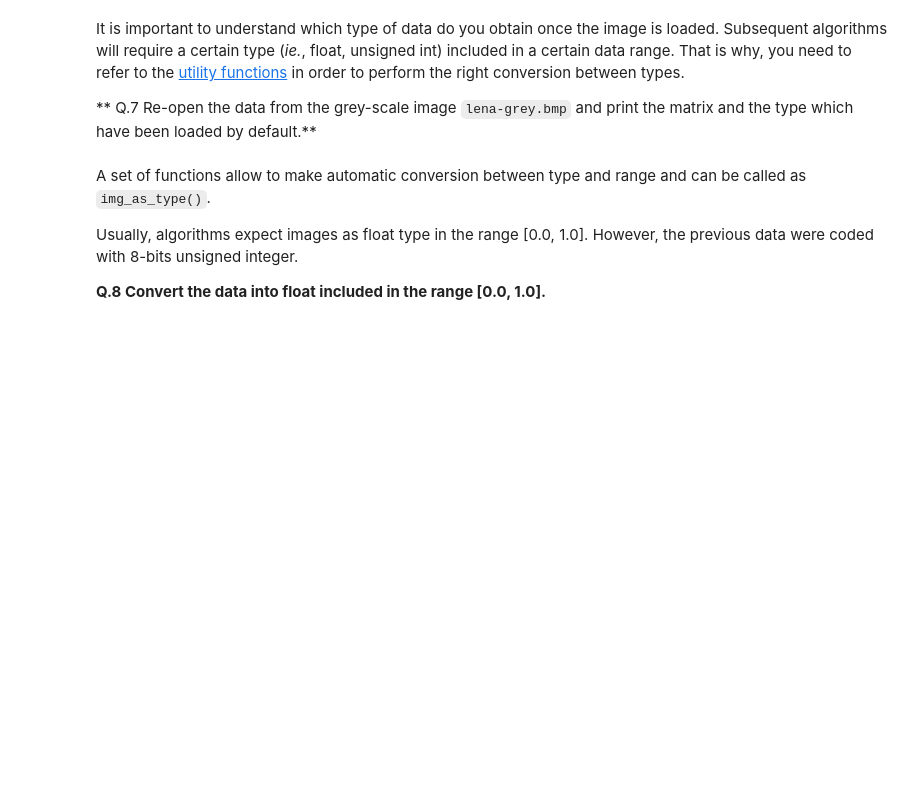
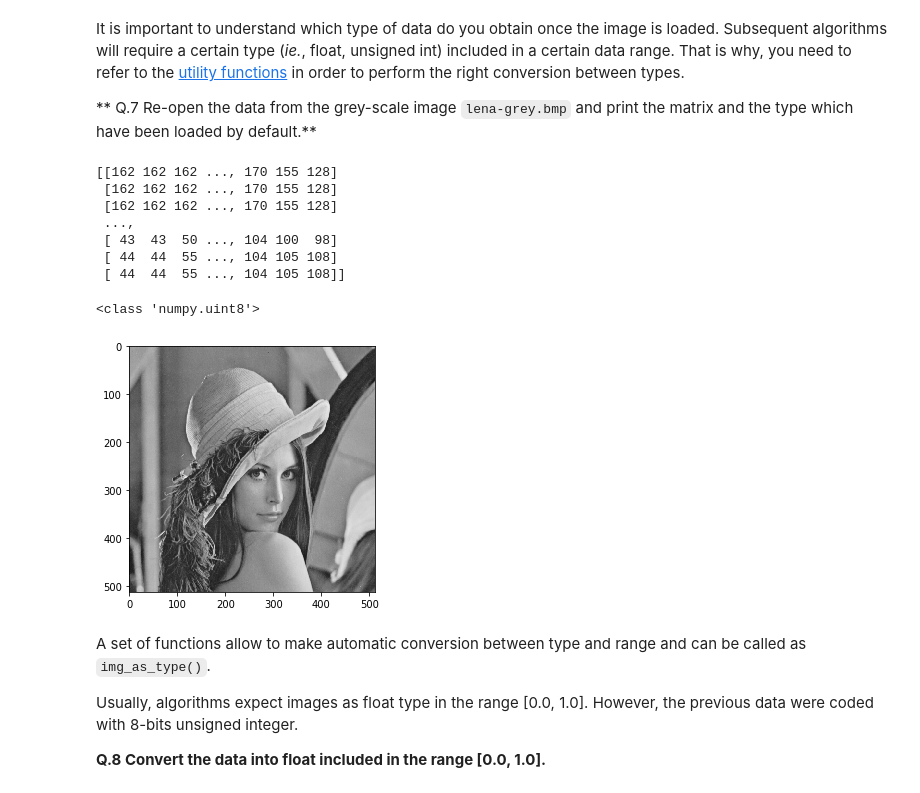
Before and after one commit to majeedhussain49/B31XB-IIP-TP-1718, a Jupyter notebook: 1-introducion/1-introduction-skimage.ipynb, the cells around one changed output. Cells and saved outputs as stored; diff of their text form; code cells hidden in the pictures; blank space fills up the shorter version.

```diff
--- a/1-introducion/1-introduction-skimage.ipynb
+++ b/1-introducion/1-introduction-skimage.ipynb
@@ -94,6 +103,26 @@ Observe attentively the change of the data type.
 It is important to understand which type of data do you obtain once the image is loaded. Subsequent algorithms will require a certain type (*ie.*, float, unsigned int) included in a certain data range. That is why, you need to refer to the [utility functions](http://scikit-image.org/docs/stable/api/skimage.html) in order to perform the right conversion between types.
 
 ** Q.7 Re-open the data from the grey-scale image `lena-grey.bmp` and print the matrix and the type which have been loaded by default.**
+# %%
+img_path = './images/'
+img_name = 'lena-grey.bmp'
+lena = io.imread(img_path.__add__(img_name), as_grey=True, plugin=None, flatten=None)
+io.imshow(lena)
+
+print(lena)
+
+
+type(lena[5][4])
+# %% [output]
+[[162 162 162 ..., 170 155 128]
+ [162 162 162 ..., 170 155 128]
+ [162 162 162 ..., 170 155 128]
+ ...,
+ [ 43  43  50 ..., 104 100  98]
+ [ 44  44  55 ..., 104 105 108]
+ [ 44  44  55 ..., 104 105 108]]
+<class 'numpy.uint8'>
+[figure, added]
 # %% [markdown]
 A set of functions allow to make automatic conversion between type and range and can be called as `img_as_type()`.
 
```
Also changed, not shown: parts of 9 cells of this notebook, 1 other file.
